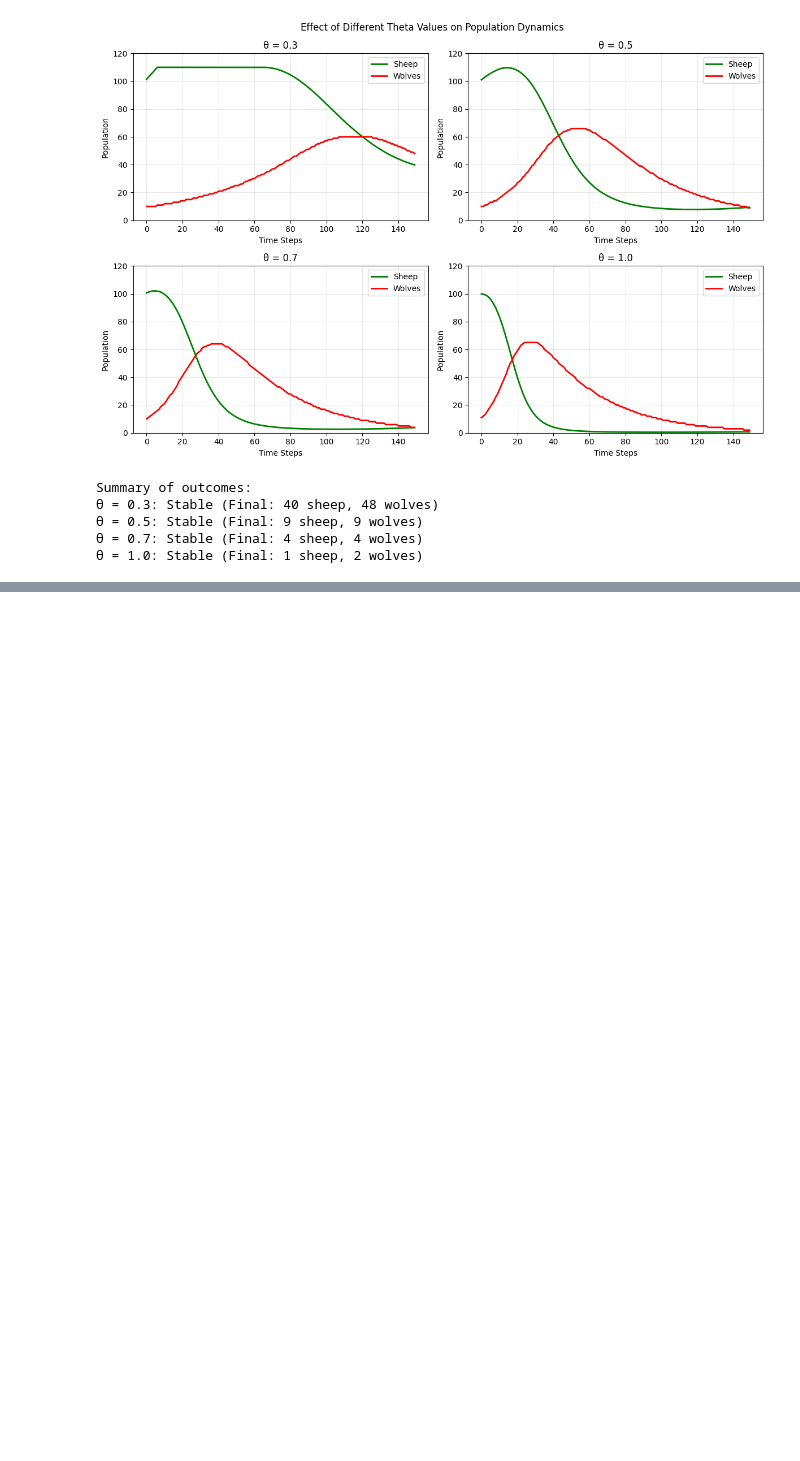
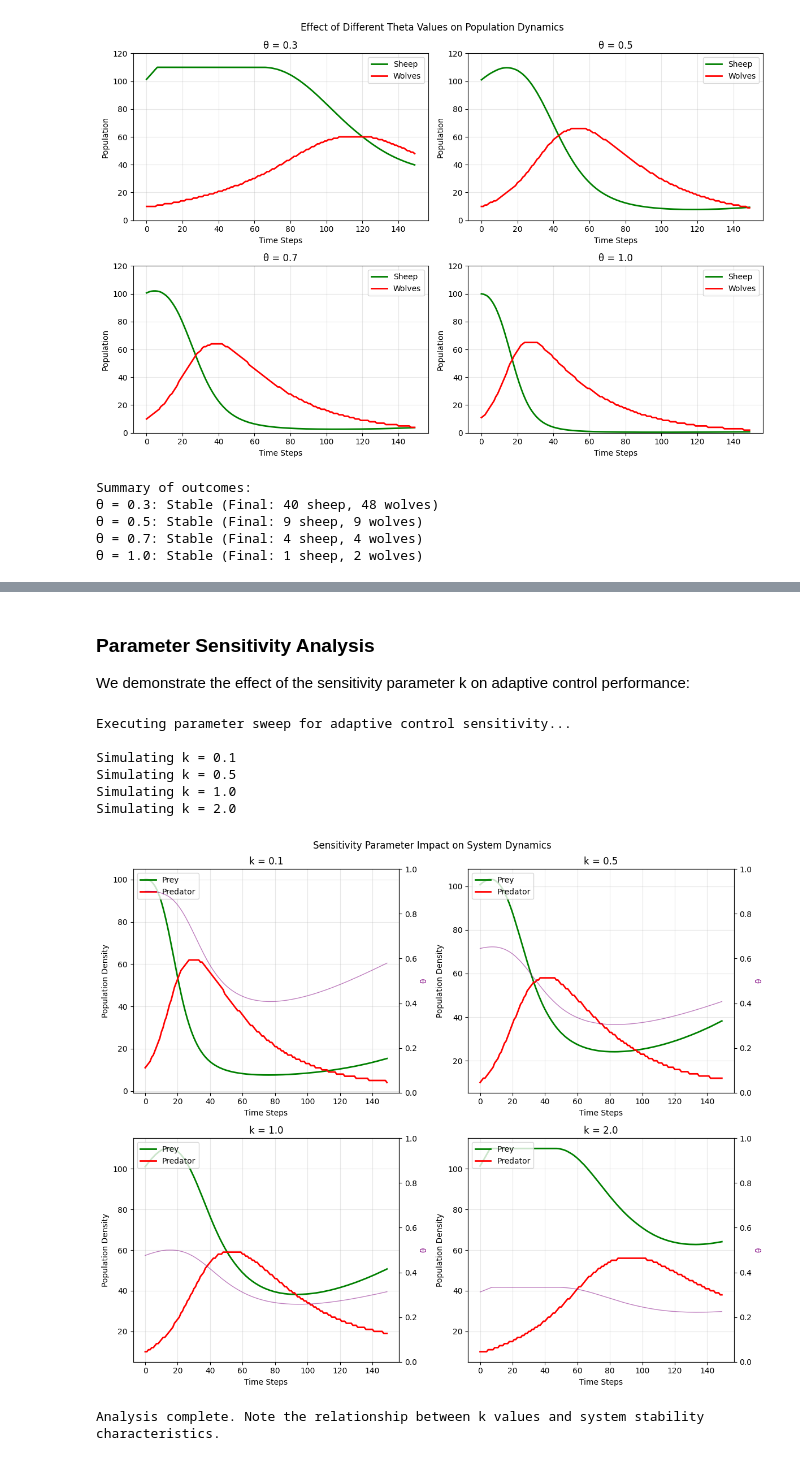
Before and after one commit to peterdresslar/do-android-wolves-dream-of-electric-sheep, a Jupyter notebook: notebooks/start-here.ipynb, the cells around one changed output, grey strips where cells are left out. Cells and saved outputs as stored; diff of their text form; code cells hidden in the pictures; blank space fills up the shorter version.

```diff
--- a/notebooks/start-here.ipynb
+++ b/notebooks/start-here.ipynb
@@ -338,0 +293,15 @@ Welcome to the project! We're excited to see what you discover! 🐺🔬
+# %%
+# Display available experimental configurations
+import json
+
+with open('../presets.json', 'r') as f:
+    presets_data = json.load(f)
+
+print("Experimental configurations:\n")
+for preset in presets_data['presets']:
+    print(f"🔬 {preset['preset_name']}")
+    print(f"   Type: {preset['preset_type']}")
+    print(f"   Description: {preset['preset_description']}")
+    if preset['preset_type'] == 'sweep':
+        print(f"   Variables: {', '.join(preset['sweep_variables'])}")
+    print()
@@ -338,0 +390,57 @@ Welcome to the project! We're excited to see what you discover! 🐺🔬
+# %% [markdown]
+### Parameter Sensitivity Analysis
+
+We demonstrate the effect of the sensitivity parameter k on adaptive control performance:
+# %%
+# Parameter sweep for sensitivity coefficient k
+k_values = [0.1, 0.5, 1.0, 2.0]
+sweep_results = {}
+
+print("Executing parameter sweep for adaptive control sensitivity...\n")
+
+for k in k_values:
+    print(f"Simulating k = {k}")
+    results = run(
+        **DEFAULT_PARAMS,
+        decision_mode="adaptive",
+        theta_start=0.5,
+        k=k,
+        steps=150
+    )
+    sweep_results[k] = results
+
+# Comparative visualization
+fig, axes = plt.subplots(2, 2, figsize=(12, 10))
+axes = axes.flatten()
+
+for i, (k, results) in enumerate(sweep_results.items()):
+    ax = axes[i]
+    ax.plot(results['sheep_history'], label='Prey', color='green', linewidth=2)
+    ax.plot(results['wolf_history'], label='Predator', color='red', linewidth=2)
+
+    # Overlay θ evolution
+    ax2 = ax.twinx()
+    ax2.plot(results['average_theta_history'], 'purple', alpha=0.5, linewidth=1)
+    ax2.set_ylim(0, 1)
+    ax2.set_ylabel('θ', color='purple')
+
+    ax.set_title(f'k = {k}')
+    ax.set_xlabel('Time Steps')
+    ax.set_ylabel('Population Density')
+    ax.legend(loc='upper left')
+    ax.grid(True, alpha=0.3)
+
+plt.suptitle('Sensitivity Parameter Impact on System Dynamics')
+plt.tight_layout()
+plt.show()
+
+print("\nAnalysis complete. Note the relationship between k values and system stability characteristics.")
+# %% [output]
+Executing parameter sweep for adaptive control sensitivity...
+
+Simulating k = 0.1
+Simulating k = 0.5
+Simulating k = 1.0
+Simulating k = 2.0
+[figure, added]
+Analysis complete. Note the relationship between k values and system stability characteristics.
```
Also changed, not shown: parts of 26 cells of this notebook.
